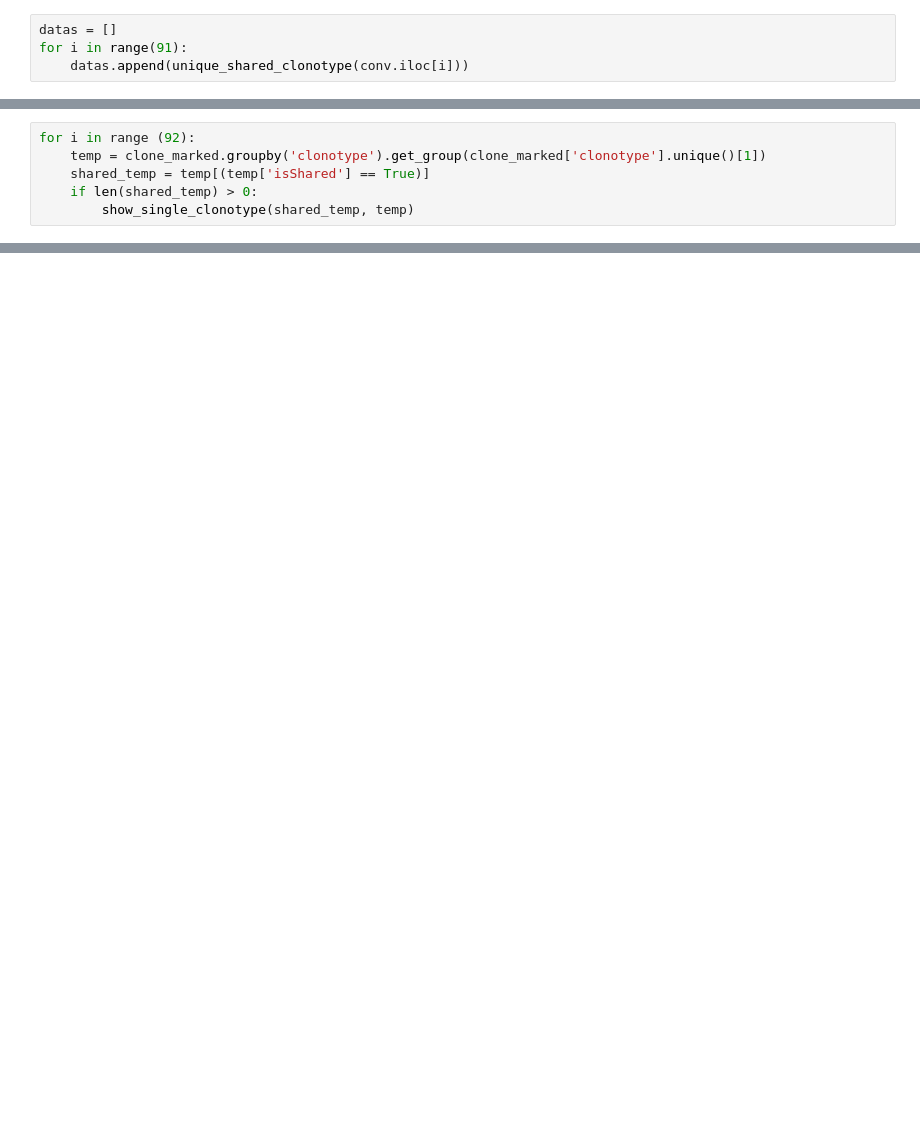
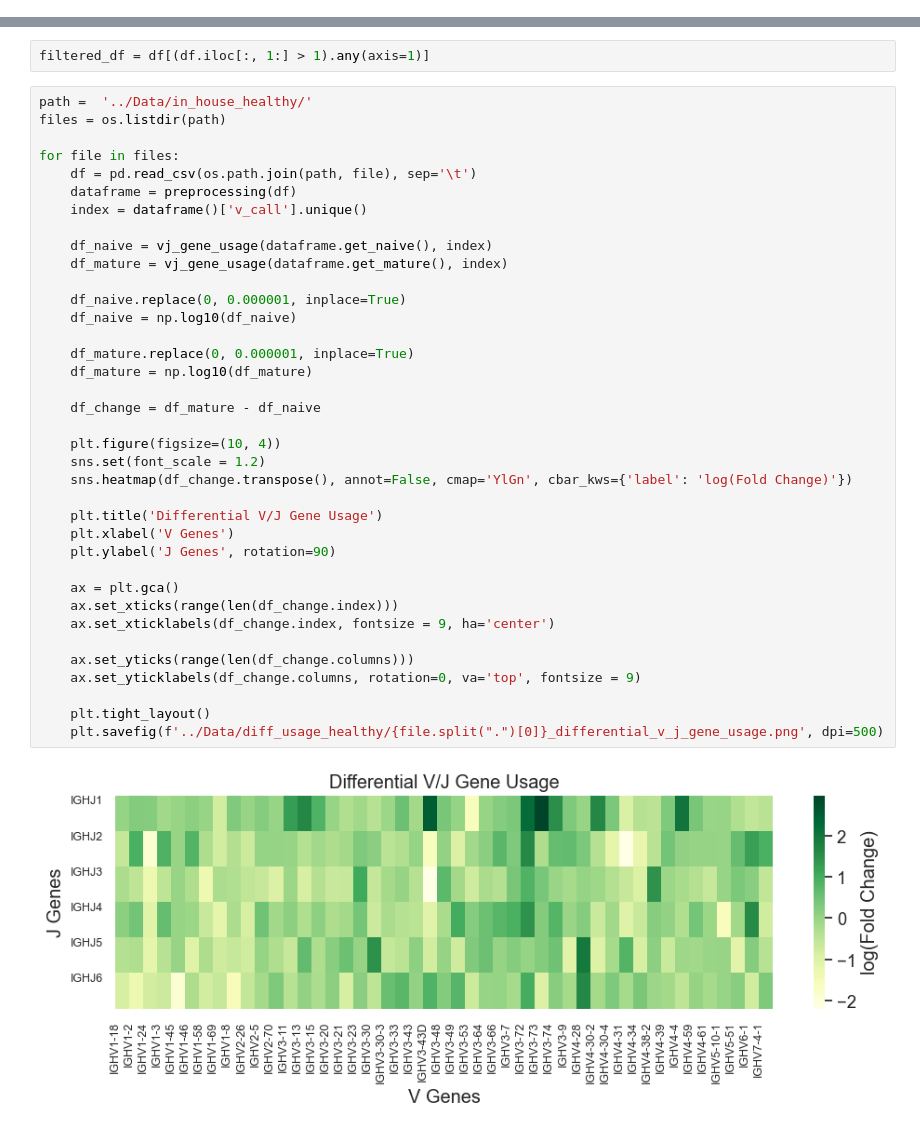
Before and after one commit to DaeheonKwon/Grad_proj, a Jupyter notebook: playground.ipynb, the cells around one changed output, grey strips where cells are left out. Drawn from its saved outputs; the diff is of its cells as text; blank space fills up the shorter version.

```diff
--- a/playground.ipynb
+++ b/playground.ipynb
@@ -68,4 +18,0 @@ def unique_shared_clonotype(shared_clonotype):
-# %%
-datas = []
-for i in range(91):
-    datas.append(unique_shared_clonotype(conv.iloc[i]))
@@ -229,6 +18,0 @@ def show_single_clonotype(df, full_df):
-# %%
-for i in range (92):
-    temp = clone_marked.groupby('clonotype').get_group(clone_marked['clonotype'].unique()[1])
-    shared_temp = temp[(temp['isShared'] == True)]
-    if len(shared_temp) > 0:
-        show_single_clonotype(shared_temp, temp)
@@ -287,0 +116,41 @@ Clonal diversification index (clones, shannon) : 8.091332972943007
+# %%
+filtered_df = df[(df.iloc[:, 1:] > 1).any(axis=1)]
+# %%
+path =  '../Data/in_house_healthy/'
+files = os.listdir(path)
+
+for file in files:
+    df = pd.read_csv(os.path.join(path, file), sep='\t')
+    dataframe = preprocessing(df)
+    index = dataframe()['v_call'].unique()
+
+    df_naive = vj_gene_usage(dataframe.get_naive(), index)
+    df_mature = vj_gene_usage(dataframe.get_mature(), index)
+
+    df_naive.replace(0, 0.000001, inplace=True)
+    df_naive = np.log10(df_naive)
+
+    df_mature.replace(0, 0.000001, inplace=True)
+    df_mature = np.log10(df_mature)
+
+    df_change = df_mature - df_naive
+
+    plt.figure(figsize=(10, 4))
+    sns.set(font_scale = 1.2)
+    sns.heatmap(df_change.transpose(), annot=False, cmap='YlGn', cbar_kws={'label': 'log(Fold Change)'})
+
+    plt.title('Differential V/J Gene Usage')
+    plt.xlabel('V Genes')
+    plt.ylabel('J Genes', rotation=90)
+
+    ax = plt.gca()
+    ax.set_xticks(range(len(df_change.index)))
+    ax.set_xticklabels(df_change.index, fontsize = 9, ha='center')
+
+    ax.set_yticks(range(len(df_change.columns)))
+    ax.set_yticklabels(df_change.columns, rotation=0, va='top', fontsize = 9)
+
+    plt.tight_layout()
+    plt.savefig(f'../Data/diff_usage_healthy/{file.split(".")[0]}_differential_v_j_gene_usage.png', dpi=500)
+# %% [output]
+[figure, added]
```
Also changed, not shown: parts of 29 cells of this notebook, 5 other files.
